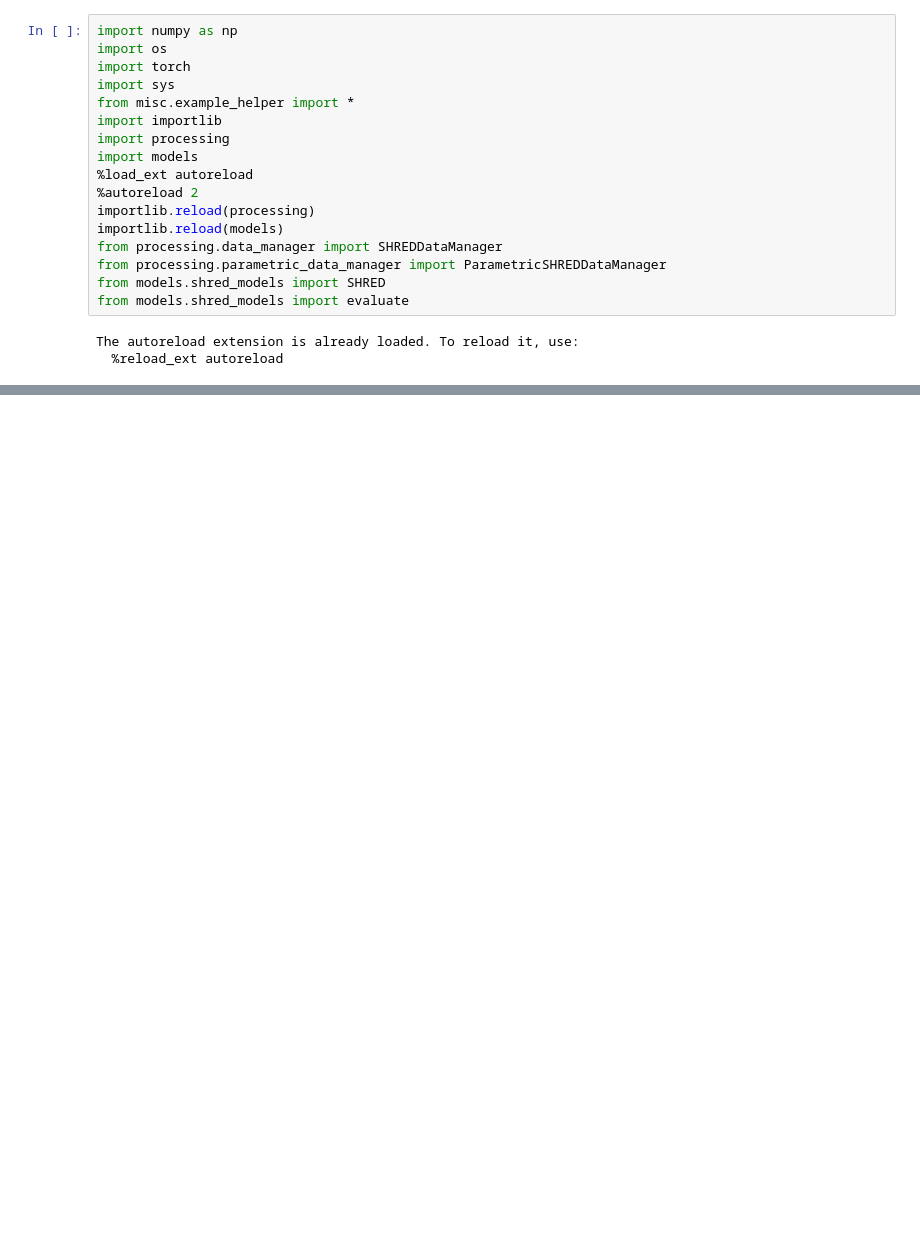
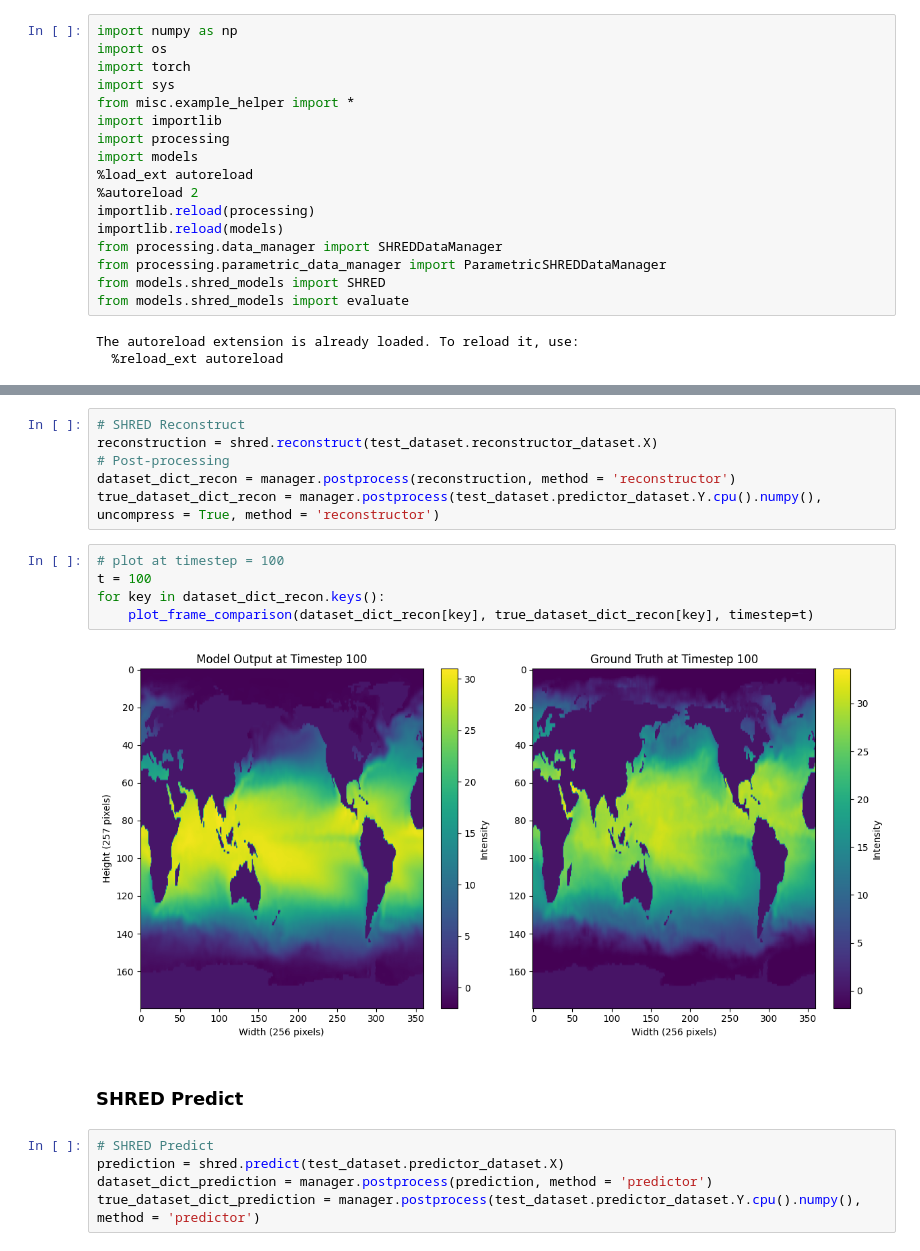
Before and after one commit to PyShred-Dev/pyshred-legacy, a Jupyter notebook: PySHRED_SST.ipynb, the cells around one changed output, grey strips where cells are left out. Drawn from its saved outputs; the diff is of its cells as text; blank space fills up the shorter version.

```diff
--- a/PySHRED_SST.ipynb
+++ b/PySHRED_SST.ipynb
@@ -86,0 +91,20 @@ reconstruction.shape
+# %%
+# SHRED Reconstruct
+reconstruction = shred.reconstruct(test_dataset.reconstructor_dataset.X)
+# Post-processing
+dataset_dict_recon = manager.postprocess(reconstruction, method = 'reconstructor')
+true_dataset_dict_recon = manager.postprocess(test_dataset.predictor_dataset.Y.cpu().numpy(),  uncompress = True, method = 'reconstructor')
+# %%
+# plot at timestep = 100
+t = 100
+for key in dataset_dict_recon.keys():
+    plot_frame_comparison(dataset_dict_recon[key], true_dataset_dict_recon[key], timestep=t)
+# %% [output]
+[figure, added]
+# %% [markdown]
+### SHRED Predict
+# %%
+# SHRED Predict
+prediction = shred.predict(test_dataset.predictor_dataset.X)
+dataset_dict_prediction = manager.postprocess(prediction, method = 'predictor')
+true_dataset_dict_prediction = manager.postprocess(test_dataset.predictor_dataset.Y.cpu().numpy(), method = 'predictor')
```
Also changed, not shown: parts of 17 cells of this notebook.
